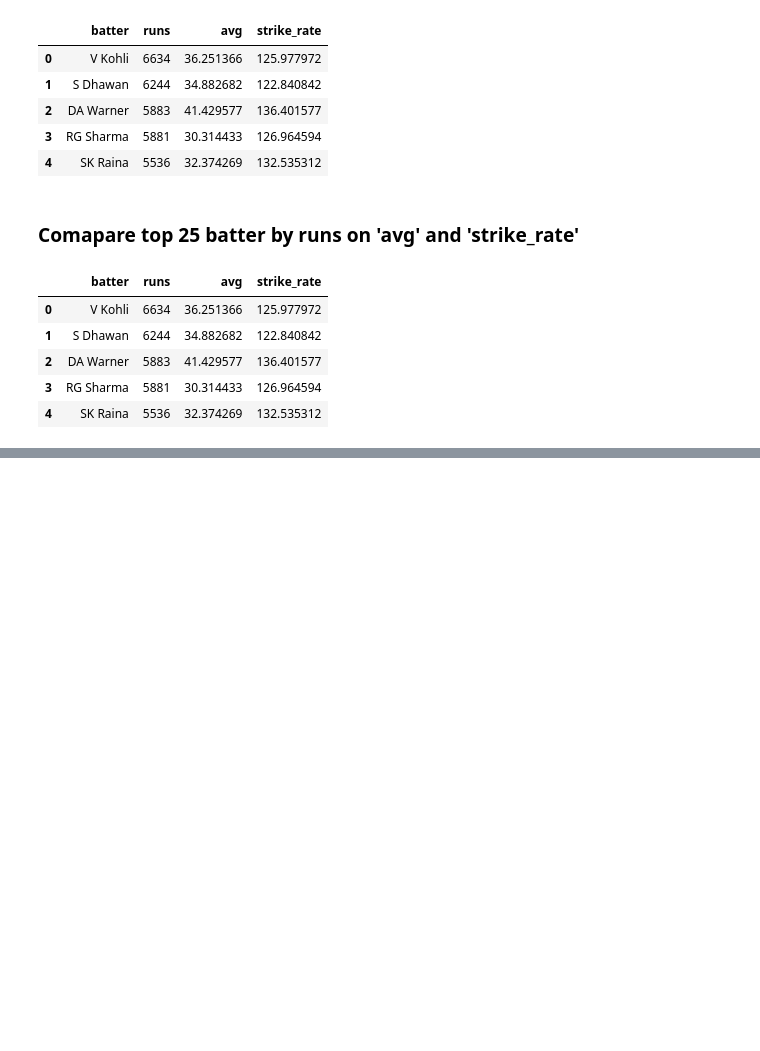
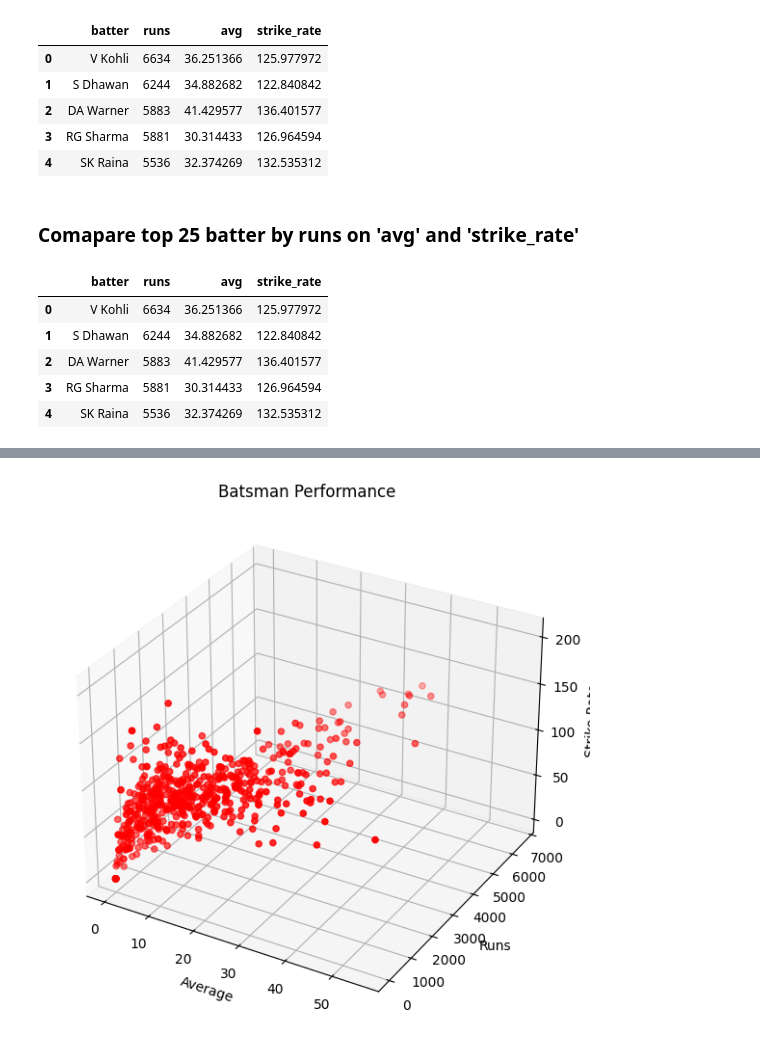
Before and after one commit to Abhishek6706/Fundamentals, a Jupyter notebook: matplotlib/advanced.ipynb, the cells around one changed output, grey strips where cells are left out. Cells and saved outputs as stored; diff of their text form; code cells hidden in the pictures; blank space fills up the shorter version.

```diff
--- a/matplotlib/advanced.ipynb
+++ b/matplotlib/advanced.ipynb
@@ -281,0 +395,12 @@ plt.show()
+# %%
+fig = plt.figure(figsize=(15,7))
+
+ax = fig.add_subplot(1,1,1, projection='3d')
+ax.scatter3D(batsman_record_df['avg'], batsman_record_df['runs'], batsman_record_df['strike_rate'], c='red')
+ax.set_title('Batsman Performance')
+ax.set_xlabel('Average')
+ax.set_ylabel('Runs')
+ax.set_zlabel('Strike Rate')
+fig.show()
+# %% [output]
+[figure, added]
```
Also changed, not shown: parts of 32 cells of this notebook.
